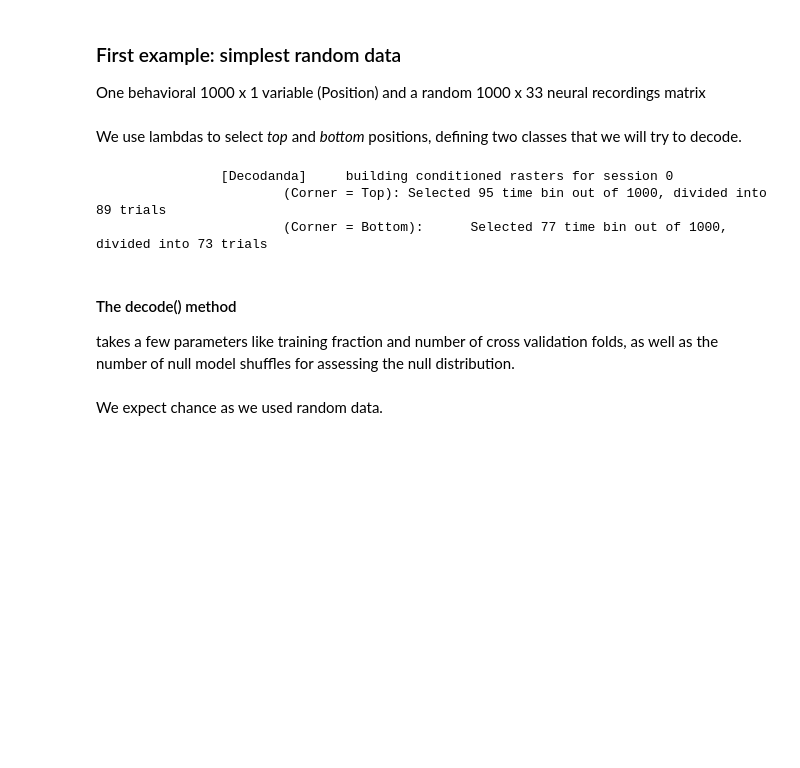
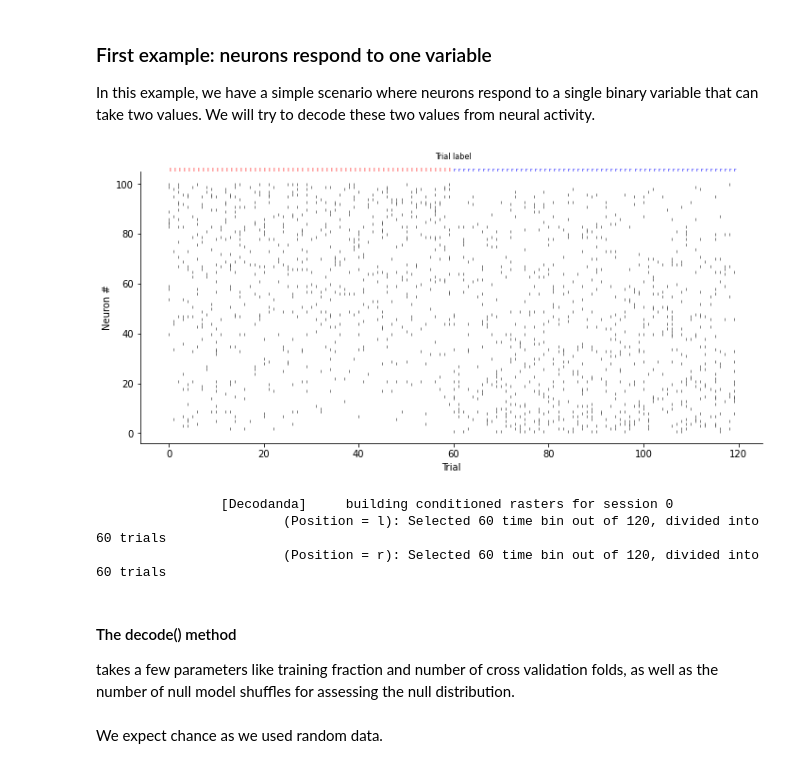
Before and after one commit to lposani/decodanda, a Jupyter notebook: example.ipynb, the cells around one changed output. Cells and saved outputs as stored; diff of their text form; code cells hidden in the pictures; blank space fills up the shorter version.

```diff
--- a/example.ipynb
+++ b/example.ipynb
@@ -6,10 +8,3 @@ matplotlib.rcParams['figure.facecolor'] = 'w'
 # %%
 from decodanda import *
 np.random.seed(1123)
-# %% [markdown]
-
-
-### First example: simplest random data
-One behavioral 1000 x 1 variable (Position) and a random 1000 x 33 neural recordings matrix\
- \
-We use lambdas to select *top* and *bottom* positions, defining two classes that we will try to decode.
@@ -30,14 +11,40 @@ conditions = {                                      # Names of the variable and
-# %%
-# Create a decodanda object by applying these conditions to the data
-
-mydec = Decodanda(sessions=session,
-                  semantic_conditions=conditions,
-                  neural_attr='Neural Data',
-                  verbose=True, decoder=)
-# %% [output]
-                [Decodanda]     building conditioned rasters for session 0
-                        (Corner = Top): Selected 95 time bin out of 1000, divided into 89 trials
-                        (Corner = Bottom):      Selected 77 time bin out of 1000, divided into 73 trials
+# %% [markdown]
+
+
+### First example: neurons respond to one variable
+In this example, we have a simple scenario where neurons respond to a single binary variable that can take two values. We will try to decode these two values from neural activity.
+# %%
+# let's create some data that responds to a binary variable
+
+activity, labels = generate_AB_activity(n_neurons=100, n_trials=120, separation=2.0, labelA='l', labelB='r')
+
+visualize_AB_activity(labels, activity)
+
+session = {
+    'Neural Data': activity,
+    'Position': labels,
+    'Trial Number': np.arange(len(labels))     # specifying that each vector is an independent trial that we can use for decoding
+}
+# %% [output]
+[figure, added]
+# %%
+# Create a decodanda object by applying these conditions to the data
+
+decodanda_params = {
+    'neural_attr': 'Neural Data',       # the key to get the neural activity
+    'trial_attr': 'Trial Number',   # the key for the trial number to be used in cross validation
+    'verbose': True
+}
+
+mydec = Decodanda(sessions=session,
+                  conditions={
+                      'Position': ['l', 'r']     # The conditions dictionary takes a simple one-variable list here.
+                  },
+                  **decodanda_params)
+# %% [output]
+                [Decodanda]     building conditioned rasters for session 0
+                        (Position = l): Selected 60 time bin out of 120, divided into 60 trials
+                        (Position = r): Selected 60 time bin out of 120, divided into 60 trials
 # %% [markdown]
 #### The decode() method
 takes a few parameters like training fraction and number of cross validation folds, as well as the number of null model shuffles for assessing the null distribution.\
```
Also changed, not shown: parts of 27 cells of this notebook, 3 other files.
